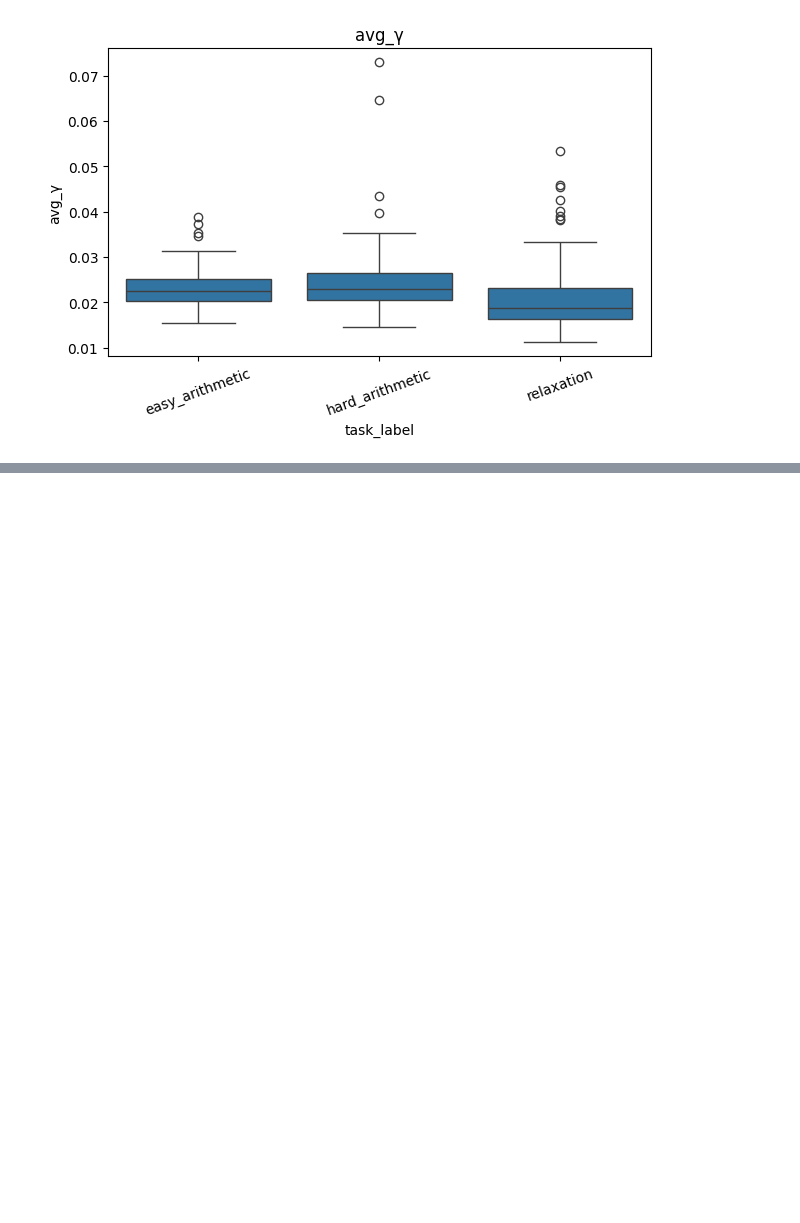
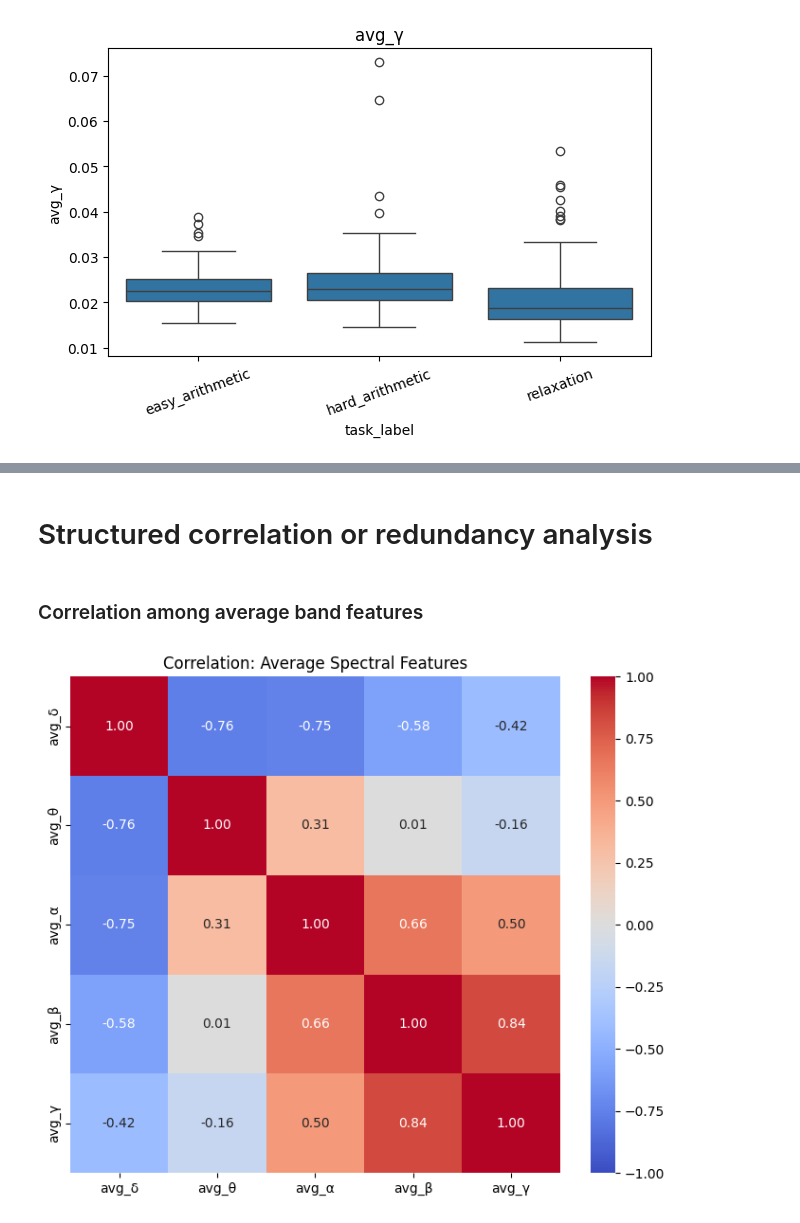
Before and after one commit to utsimul/Cognitive_workload_estimation, a Jupyter notebook: EDA/EEG_30_EDA.ipynb, the cells around one changed output, grey strips where cells are left out. Drawn from its saved outputs; the diff is of its cells as text; code cells hidden in the pictures; blank space fills up the shorter version.

```diff
--- a/EDA/EEG_30_EDA.ipynb
+++ b/EDA/EEG_30_EDA.ipynb
@@ -419,0 +1029,26 @@ print(asymmetry_features)
+# %% [markdown]
+# Structured correlation or redundancy analysis
+# %% [markdown]
+### Correlation among average band features
+# %%
+corr_avg = EEG_all[
+    avg_band_features
+].corr()
+
+plt.figure(figsize=(7, 6))
+
+sns.heatmap(
+    corr_avg,
+    annot=True,
+    fmt=".2f",
+    cmap="coolwarm",
+    center=0,
+    vmin=-1,
+    vmax=1
+)
+
+plt.title("Correlation: Average Spectral Features")
+plt.tight_layout()
+plt.show()
+# %% [output]
+[figure, added]
```
Also changed, not shown: parts of 56 cells of this notebook.
